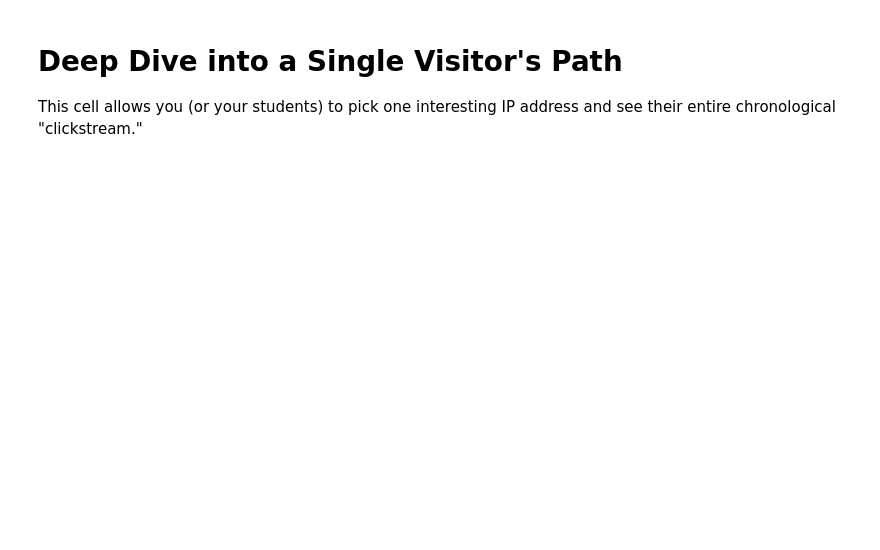
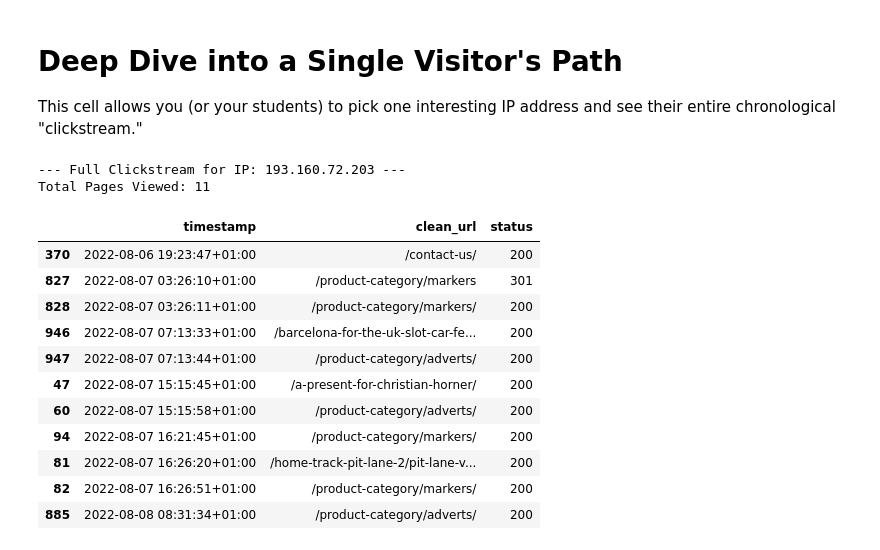
Before and after one commit to p-tech/BDAI-Files, a Jupyter notebook: log_files/log_file_analysis.ipynb, the cells around one changed output. Drawn from its saved outputs; the diff is of its cells as text; code cells hidden in the pictures; blank space fills up the shorter version.

```diff
--- a/log_files/log_file_analysis.ipynb
+++ b/log_files/log_file_analysis.ipynb
@@ -492,15 +770,30 @@ files.download(csv_filename)
 This cell allows you (or your students) to pick one interesting IP address and see their entire chronological "clickstream."
 # %%
 # 1. Pick an IP address to investigate (replace with one from your visitor_stats)
-target_ip = '66.249.64.131'  # Example: A Googlebot IP or a specific human IP
+target_ip = '193.160.72.203'  # Example: A Googlebot IP or a specific human IP
 
 # 2. Filter the human_traffic for just this IP
 # We sort by timestamp so we see the pages in the order they were clicked
 visitor_journey = human_traffic[human_traffic['ip'] == target_ip].sort_values(by='timestamp')
 
 # 3. Display the results
 print(f"--- Full Clickstream for IP: {target_ip} ---")
 print(f"Total Pages Viewed: {len(visitor_journey)}")
 
 # Show the specific columns: Time, the URL, and the Status Code
 display(visitor_journey[['timestamp', 'clean_url', 'status']])
+# %% [output]
+--- Full Clickstream for IP: 193.160.72.203 ---
+Total Pages Viewed: 11
+|  | timestamp | clean_url | status |
+| 370 | 2022-08-06 19:23:47+01:00 | /contact-us/ | 200 |
+| 827 | 2022-08-07 03:26:10+01:00 | /product-category/markers | 301 |
+| 828 | 2022-08-07 03:26:11+01:00 | /product-category/markers/ | 200 |
+| 946 | 2022-08-07 07:13:33+01:00 | /barcelona-for-the-uk-slot-car-fe... | 200 |
+| 947 | 2022-08-07 07:13:44+01:00 | /product-category/adverts/ | 200 |
+| 47 | 2022-08-07 15:15:45+01:00 | /a-present-for-christian-horner/ | 200 |
+| 60 | 2022-08-07 15:15:58+01:00 | /product-category/adverts/ | 200 |
+| 94 | 2022-08-07 16:21:45+01:00 | /product-category/markers/ | 200 |
+| 81 | 2022-08-07 16:26:20+01:00 | /home-track-pit-lane-2/pit-lane-v... | 200 |
+| 82 | 2022-08-07 16:26:51+01:00 | /product-category/markers/ | 200 |
+| 885 | 2022-08-08 08:31:34+01:00 | /product-category/adverts/ | 200 |
```
Also changed, not shown: parts of 27 cells of this notebook.
